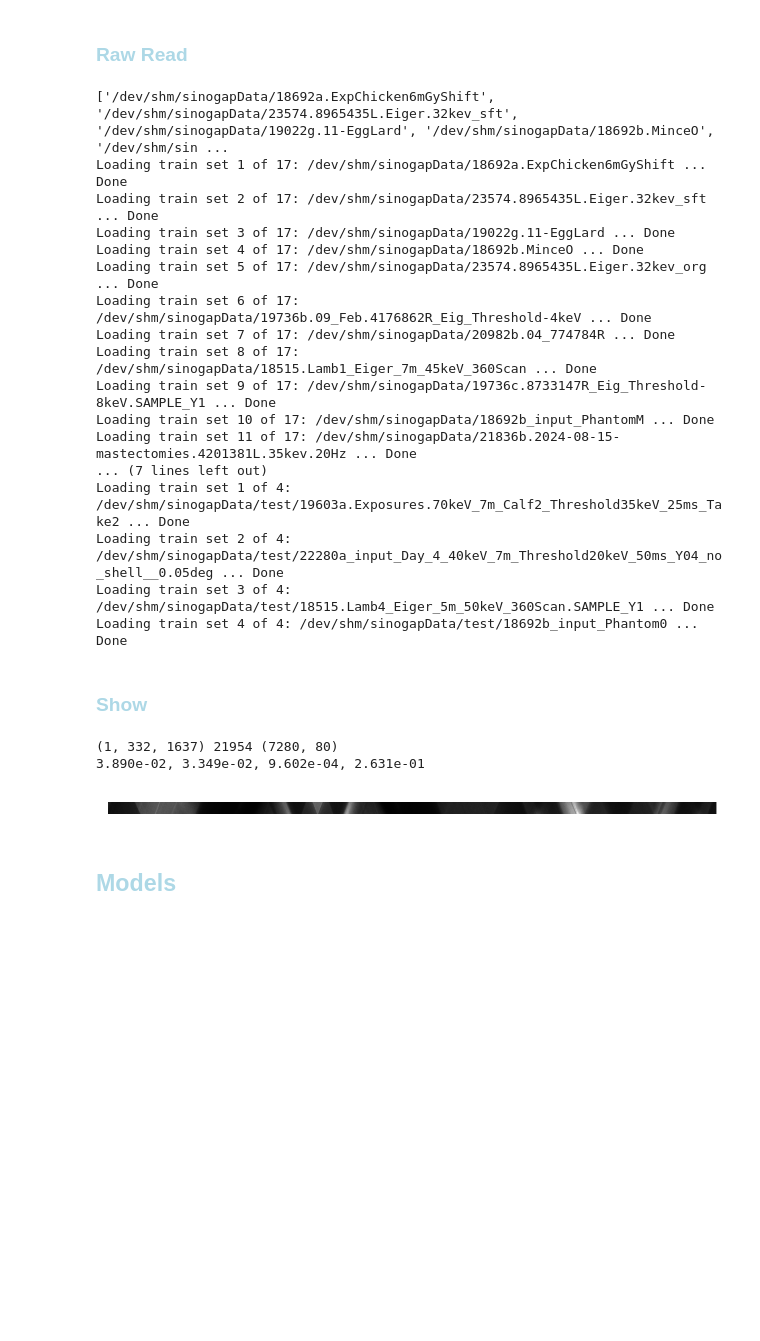
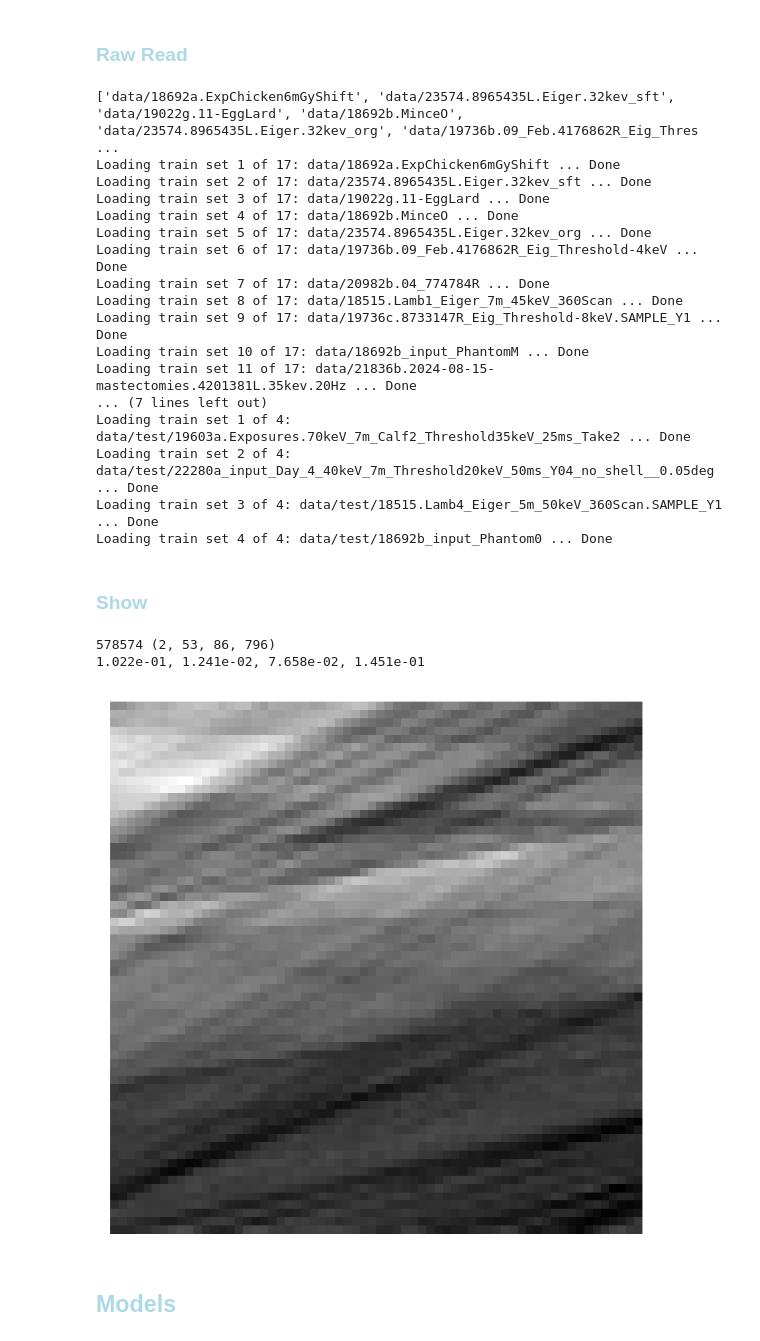
Before and after one commit to AustralianSynchrotron/sinogap, a Jupyter notebook: sinogap_bp2.ipynb, the cells around one changed output. Cells and saved outputs as stored; diff of their text form; code cells hidden in the pictures; blank space fills up the shorter version.

Commit message:
modified:   sinogap_bp1.ipynb 	modified:   sinogap_bp2.ipynb 	modified:   sinogap_bp3.ipynb 	modified:   sinogap_module_exp.py

```diff
--- a/sinogap_bp2.ipynb
+++ b/sinogap_bp2.ipynb
@@ -33,49 +33,60 @@ sg.TCfg = sg.TCfgClass(
      exec = 2
     ,nofEpochs = None
     ,latentDim = 64
-    ,batchSize = 2**8
+    ,batchSize = 2**6
     ,batchSplit = 2**0
     ,labelSmoothFac = 0.1 # For Fake labels (or set to 0.0 for no smoothing).
+    ,learningRateG = 1e-3
     ,learningRateD = 1e-3
-    ,learningRateG = 1e-3
-    ,dataDir = '/dev/shm/sinogapData'
+    ,dataDir = 'data'
 )
 
-sg.DCfg = sg.DCfgClass(8)
+sg.DCfg = sg.DCfgClass(8,True)
+
 
 #os.environ["CTAS_MMAP_PATH"] = "/mnt/ssdData/"
 # %% [markdown]
 ### <font style="color:lightblue">Raw Read</font>
 # %%
-sg.trainSet = sg.createDataSet(sg.TCfg.dataDir, sg.listOfTrainData, exclusive=False)
-sg.testSet = sg.createDataSet(sg.TCfg.dataDir+"/test", sg.listOfTestData, exclusive=True)
+sg.trainSet = sg.createDataSet(sg.TCfg.dataDir, sg.listOfTrainData, expose = 4e-5)
+sg.trainLoader = sg.createDataLoader(sg.trainSet, num_workers=sg.TCfg.num_workers)
+sg.testSet = sg.createDataSet(sg.TCfg.dataDir+"/test", sg.listOfTestData, exclusive = True)
+sg.testLoader = sg.createDataLoader(sg.testSet, num_workers=sg.TCfg.num_workers)
 # %% [output]
-['/dev/shm/sinogapData/18692a.ExpChicken6mGyShift', '/dev/shm/sinogapData/23574.8965435L.Eiger.32kev_sft', '/dev/shm/sinogapData/19022g.11-EggLard', '/dev/shm/sinogapData/18692b.MinceO', '/dev/shm/sin ...
-Loading train set 1 of 17: /dev/shm/sinogapData/18692a.ExpChicken6mGyShift ... Done
-Loading train set 2 of 17: /dev/shm/sinogapData/23574.8965435L.Eiger.32kev_sft ... Done
-Loading train set 3 of 17: /dev/shm/sinogapData/19022g.11-EggLard ... Done
-Loading train set 4 of 17: /dev/shm/sinogapData/18692b.MinceO ... Done
-Loading train set 5 of 17: /dev/shm/sinogapData/23574.8965435L.Eiger.32kev_org ... Done
-Loading train set 6 of 17: /dev/shm/sinogapData/19736b.09_Feb.4176862R_Eig_Threshold-4keV ... Done
-Loading train set 7 of 17: /dev/shm/sinogapData/20982b.04_774784R ... Done
-Loading train set 8 of 17: /dev/shm/sinogapData/18515.Lamb1_Eiger_7m_45keV_360Scan ... Done
-Loading train set 9 of 17: /dev/shm/sinogapData/19736c.8733147R_Eig_Threshold-8keV.SAMPLE_Y1 ... Done
-Loading train set 10 of 17: /dev/shm/sinogapData/18692b_input_PhantomM ... Done
-Loading train set 11 of 17: /dev/shm/sinogapData/21836b.2024-08-15-mastectomies.4201381L.35kev.20Hz ... Done
+['data/18692a.ExpChicken6mGyShift', 'data/23574.8965435L.Eiger.32kev_sft', 'data/19022g.11-EggLard', 'data/18692b.MinceO', 'data/23574.8965435L.Eiger.32kev_org', 'data/19736b.09_Feb.4176862R_Eig_Thres ...
+Loading train set 1 of 17: data/18692a.ExpChicken6mGyShift ... Done
+Loading train set 2 of 17: data/23574.8965435L.Eiger.32kev_sft ... Done
+Loading train set 3 of 17: data/19022g.11-EggLard ... Done
+Loading train set 4 of 17: data/18692b.MinceO ... Done
+Loading train set 5 of 17: data/23574.8965435L.Eiger.32kev_org ... Done
+Loading train set 6 of 17: data/19736b.09_Feb.4176862R_Eig_Threshold-4keV ... Done
+Loading train set 7 of 17: data/20982b.04_774784R ... Done
+Loading train set 8 of 17: data/18515.Lamb1_Eiger_7m_45keV_360Scan ... Done
+Loading train set 9 of 17: data/19736c.8733147R_Eig_Threshold-8keV.SAMPLE_Y1 ... Done
+Loading train set 10 of 17: data/18692b_input_PhantomM ... Done
+Loading train set 11 of 17: data/21836b.2024-08-15-mastectomies.4201381L.35kev.20Hz ... Done
 ... (7 lines left out)
-Loading train set 1 of 4: /dev/shm/sinogapData/test/19603a.Exposures.70keV_7m_Calf2_Threshold35keV_25ms_Take2 ... Done
-Loading train set 2 of 4: /dev/shm/sinogapData/test/22280a_input_Day_4_40keV_7m_Threshold20keV_50ms_Y04_no_shell__0.05deg ... Done
-Loading train set 3 of 4: /dev/shm/sinogapData/test/18515.Lamb4_Eiger_5m_50keV_360Scan.SAMPLE_Y1 ... Done
-Loading train set 4 of 4: /dev/shm/sinogapData/test/18692b_input_Phantom0 ... Done
+Loading train set 1 of 4: data/test/19603a.Exposures.70keV_7m_Calf2_Threshold35keV_25ms_Take2 ... Done
+Loading train set 2 of 4: data/test/22280a_input_Day_4_40keV_7m_Threshold20keV_50ms_Y04_no_shell__0.05deg ... Done
+Loading train set 3 of 4: data/test/18515.Lamb4_Eiger_5m_50keV_360Scan.SAMPLE_Y1 ... Done
+Loading train set 4 of 4: data/test/18692b_input_Phantom0 ... Done
 # %% [markdown]
 ### <font style="color:lightblue">Show</font>
 # %%
+sg.examples = [
+    ((3, 476, 2880), 0.78),
+    ((2, 118,  988), 0.89),
+    ((0, 298, 1557), 0.846),
+    ((3, 925,  592), 0.35)
+]
+
 sg.refImages, sg.refNoises, sg.refBoxes = sg.createReferences(sg.testSet, 0)
 sg.showMe(sg.testSet)
+#sg.displayImages()
 # %% [output]
-(1, 332, 1637) 21954 (7280, 80)
-3.890e-02, 3.349e-02, 9.602e-04, 2.631e-01
+578574 (2, 53, 86, 796)
+1.022e-01, 1.241e-02, 7.658e-02, 1.451e-01
-[figure, old version]
+[figure, new version]
 # %% [markdown]
 ## <font style="color:lightblue">Models</font>
 # %% [markdown]
```
Also changed, not shown: parts of 12 cells of this notebook, 3 other files.
